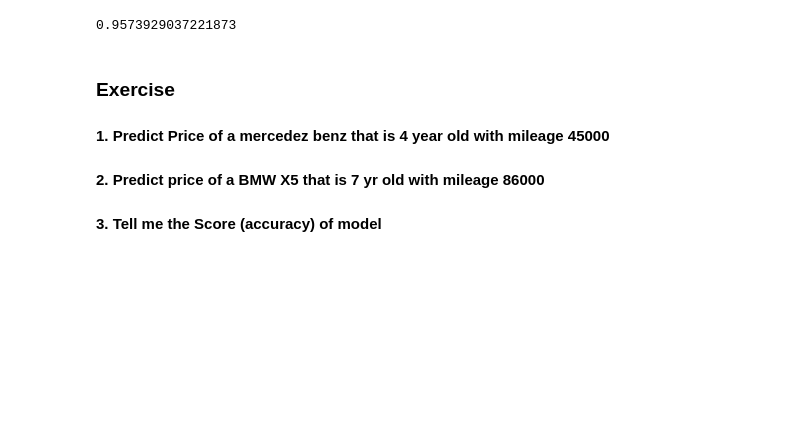
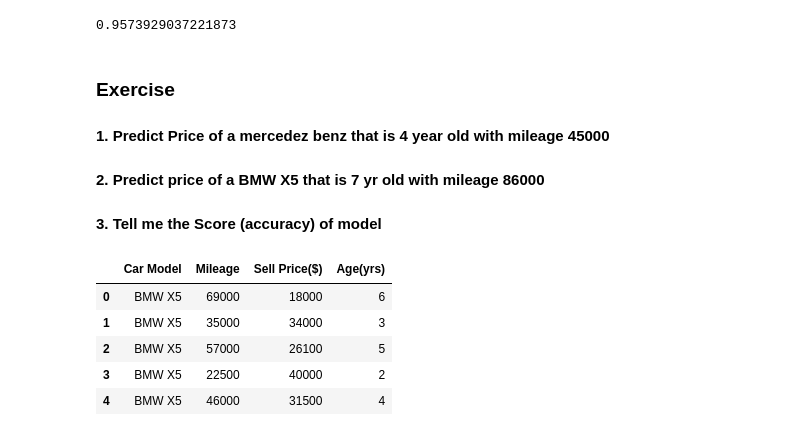
Before and after one commit to Ayomide906/MyProjects, a Jupyter notebook: Project3/catego_one_hot_encod.ipynb, the cells around one changed output. Cells and saved outputs as stored; diff of their text form; code cells hidden in the pictures; blank space fills up the shorter version.

```diff
--- a/Project3/catego_one_hot_encod.ipynb
+++ b/Project3/catego_one_hot_encod.ipynb
@@ -193,3 +193,13 @@ model2.score(x_combo,dfle.price)
 #### 1. Predict Price of a mercedez benz that is 4 year old with mileage 45000
 #### 2. Predict price of a BMW X5 that is 7 yr old with mileage 86000
 #### 3. Tell me the Score (accuracy) of model
+# %%
+df_car=pd.read_csv('Datasets/carprices.csv')
+df_car.head()
+# %% [output]
+|  | Car Model | Mileage | Sell Price($) | Age(yrs) |
+| 0 | BMW X5 | 69000 | 18000 | 6 |
+| 1 | BMW X5 | 35000 | 34000 | 3 |
+| 2 | BMW X5 | 57000 | 26100 | 5 |
+| 3 | BMW X5 | 22500 | 40000 | 2 |
+| 4 | BMW X5 | 46000 | 31500 | 4 |
```
Also changed, not shown: parts of 9 cells of this notebook, 1 other file.
